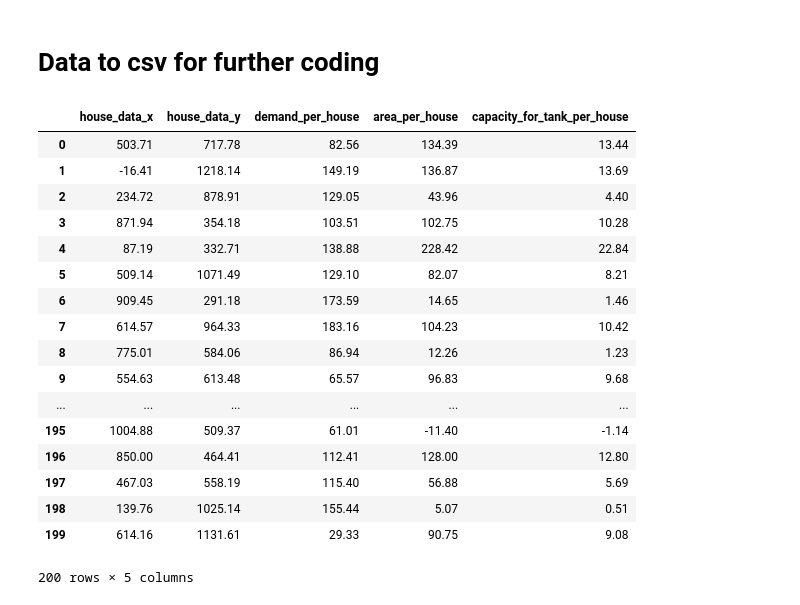
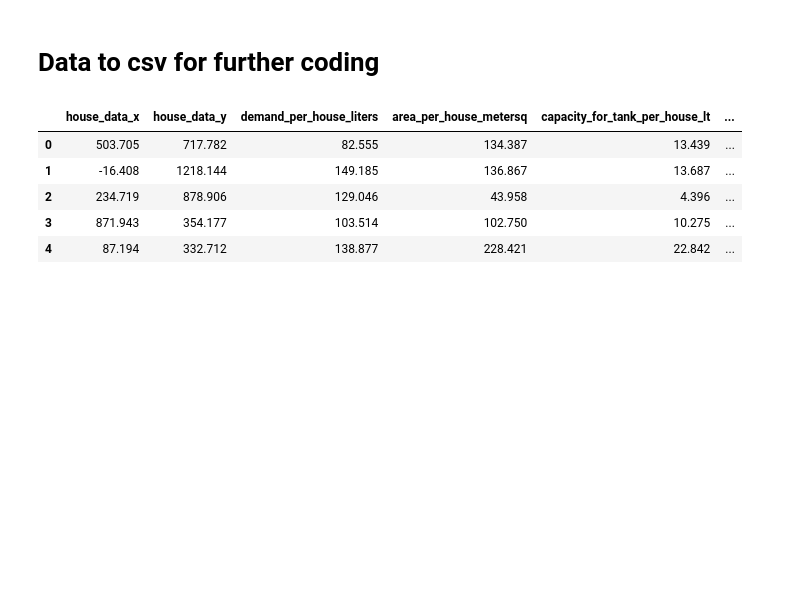
Before and after one commit to aviral36/RWHOptimiser, a Jupyter notebook: DATA_GENERATOR.ipynb, the cells around one changed output. Saved outputs shown, nothing was run; the diff lists cells and outputs as text; code cells hidden in the pictures; blank space fills up the shorter version.

```diff
--- a/DATA_GENERATOR.ipynb
+++ b/DATA_GENERATOR.ipynb
@@ -8,5 +14,4 @@ import matplotlib.pyplot as plt
 # %%
-from sklearn.datasets import make_blobs
 
 RANDOM_SEED = 32
 
@@ -21,6 +26,10 @@ VAR_DEMAND_WATER_PER_HOUSE = 50 # LITERS
 MEAN_AREA_PER_HOUSE = 100 # METERS SQUARE
 VAR_AREA_PER_HOUSE = 50 # METERS SQUARE PER HOUSE
 RAINFALL_ESTIMATE = 100 # mm
+FC_TANK_PLACEMENT = 1000 # Rs.
+FIXED_COST_PIPE_PER_METER = 120 # Rs.
+COST_PER_LITERS_TANK = 500 # Rs
+
 house_data_x_y_labels = make_blobs(n_samples = NUM_HOUSES, centers = NUM_CLUSTERS_OF_HOUSES, n_features=N_FEATURES, cluster_std =CLUSTER_STD, center_box = CENTER_BOX_FOR_HOUSES, shuffle = True, random_state = RANDOM_SEED)
 
 house_data_x_y = np.array(house_data_x_y_labels[0])
@@ -36,10 +45,19 @@ demand_per_house = np.array([np.random.normal(loc = MEAN_DEMAND_WATER_PER_HOUSE,
 area_per_house = np.array([np.random.normal(loc = MEAN_AREA_PER_HOUSE, scale = VAR_AREA_PER_HOUSE) for i in range(NUM_HOUSES)])
 
 # rainfall estimation
-rainfall_estimate_for_city =  RAINFALL_ESTIMATE # FLOAT
+rainfall_estimate_for_city =  np.array([RAINFALL_ESTIMATE for i in range(NUM_HOUSES)]) # FLOAT
 
 # capacity of the tanks per house (DERIVED)
-capacity_for_tank_per_house = np.array([area_per_house[i]* rainfall_estimate_for_city/1000  for i in range(NUM_HOUSES)])
+capacity_for_tank_per_house = np.array([area_per_house[i]* RAINFALL_ESTIMATE/1000  for i in range(NUM_HOUSES)])
+
+# average_length_of_pipe_per_house
+average_length_of_pipe_per_house = np.random.normal(loc = 30, scale = 40, size = NUM_HOUSES)
+
+# fixed_cost_of_tank_placement_per_house
+fixed_cost_of_tank_placement_per_house = np.array([FC_TANK_PLACEMENT for i in range(NUM_HOUSES)])
+
+# cost_per_liters_tank
+cost_per_liters_tank_per_house = np.array([COST_PER_LITERS_TANK for i in range(NUM_HOUSES)])
 # %%
 print('House data x, y',(house_data_x_y).shape)
 print('House_data_labels',(house_data_labels).shape )
@@ -67,30 +93,24 @@ plt.show()
 # %%
 df = pd.DataFrame(data = None, columns = None)
 df['house_data_x'] = house_data_x
 df['house_data_y'] = house_data_y
-df['demand_per_house'] = demand_per_house
-df['area_per_house'] = area_per_house
-df['capacity_for_tank_per_house'] = capacity_for_tank_per_house
-df.round(2)
-# df.head()
+df['demand_per_house_liters'] = demand_per_house
+df['area_per_house_metersq'] = area_per_house
+df['capacity_for_tank_per_house_lt'] = capacity_for_tank_per_house
+df['rainfall_estimate_for_city_mm'] = rainfall_estimate_for_city
+df['average_length_of_pipe_per_house'] = average_length_of_pipe_per_house
+df['fixed_cost_of_tank_placement_per_house'] = fixed_cost_of_tank_placement_per_house
+df['cost_per_liters_tank_per_house'] = cost_per_liters_tank_per_house
+
+
+df = df.round(3)
+df.head()
 # %% [output]
-|  | house_data_x | house_data_y | demand_per_house | area_per_house | capacity_for_tank_per_house |
-| 0 | 503.71 | 717.78 | 82.56 | 134.39 | 13.44 |
-| 1 | -16.41 | 1218.14 | 149.19 | 136.87 | 13.69 |
-| 2 | 234.72 | 878.91 | 129.05 | 43.96 | 4.40 |
-| 3 | 871.94 | 354.18 | 103.51 | 102.75 | 10.28 |
-| 4 | 87.19 | 332.71 | 138.88 | 228.42 | 22.84 |
-| 5 | 509.14 | 1071.49 | 129.10 | 82.07 | 8.21 |
-| 6 | 909.45 | 291.18 | 173.59 | 14.65 | 1.46 |
-| 7 | 614.57 | 964.33 | 183.16 | 104.23 | 10.42 |
-| 8 | 775.01 | 584.06 | 86.94 | 12.26 | 1.23 |
-| 9 | 554.63 | 613.48 | 65.57 | 96.83 | 9.68 |
-| ... | ... | ... | ... | ... | ... |
-| 195 | 1004.88 | 509.37 | 61.01 | -11.40 | -1.14 |
-| 196 | 850.00 | 464.41 | 112.41 | 128.00 | 12.80 |
-| 197 | 467.03 | 558.19 | 115.40 | 56.88 | 5.69 |
-| 198 | 139.76 | 1025.14 | 155.44 | 5.07 | 0.51 |
-| 199 | 614.16 | 1131.61 | 29.33 | 90.75 | 9.08 |
+|  | house_data_x | house_data_y | demand_per_house_liters | area_per_house_metersq | capacity_for_tank_per_house_lt | ... |
+| 0 | 503.705 | 717.782 | 82.555 | 134.387 | 13.439 | ... |
+| 1 | -16.408 | 1218.144 | 149.185 | 136.867 | 13.687 | ... |
+| 2 | 234.719 | 878.906 | 129.046 | 43.958 | 4.396 | ... |
+| 3 | 871.943 | 354.177 | 103.514 | 102.750 | 10.275 | ... |
+| 4 | 87.194 | 332.712 | 138.877 | 228.421 | 22.842 | ... |
-200 rows × 5 columns
 # %%
 df.to_csv("data.csv", index= False, header=True)
```
Also changed, not shown: parts of 4 cells of this notebook, 2 other files.
